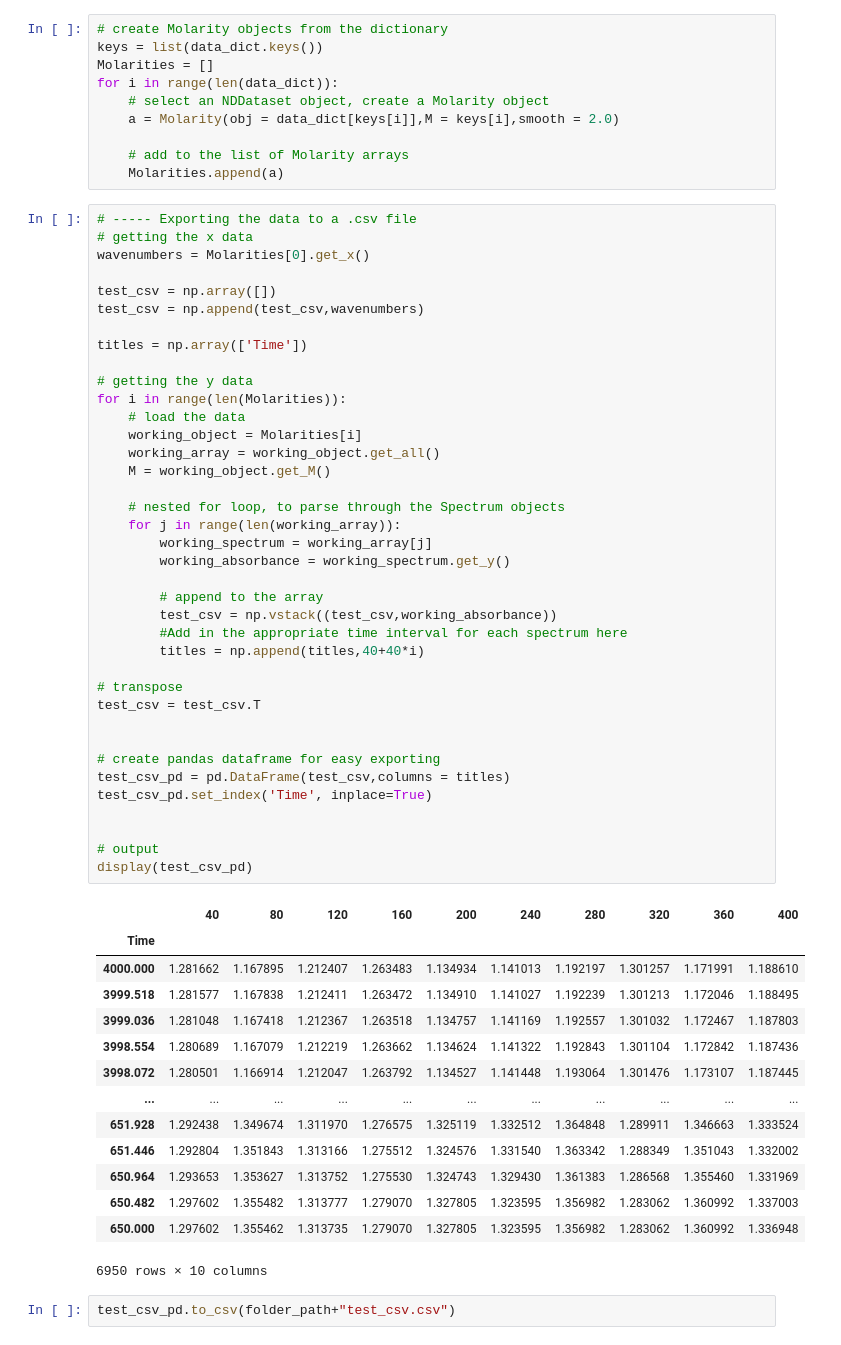
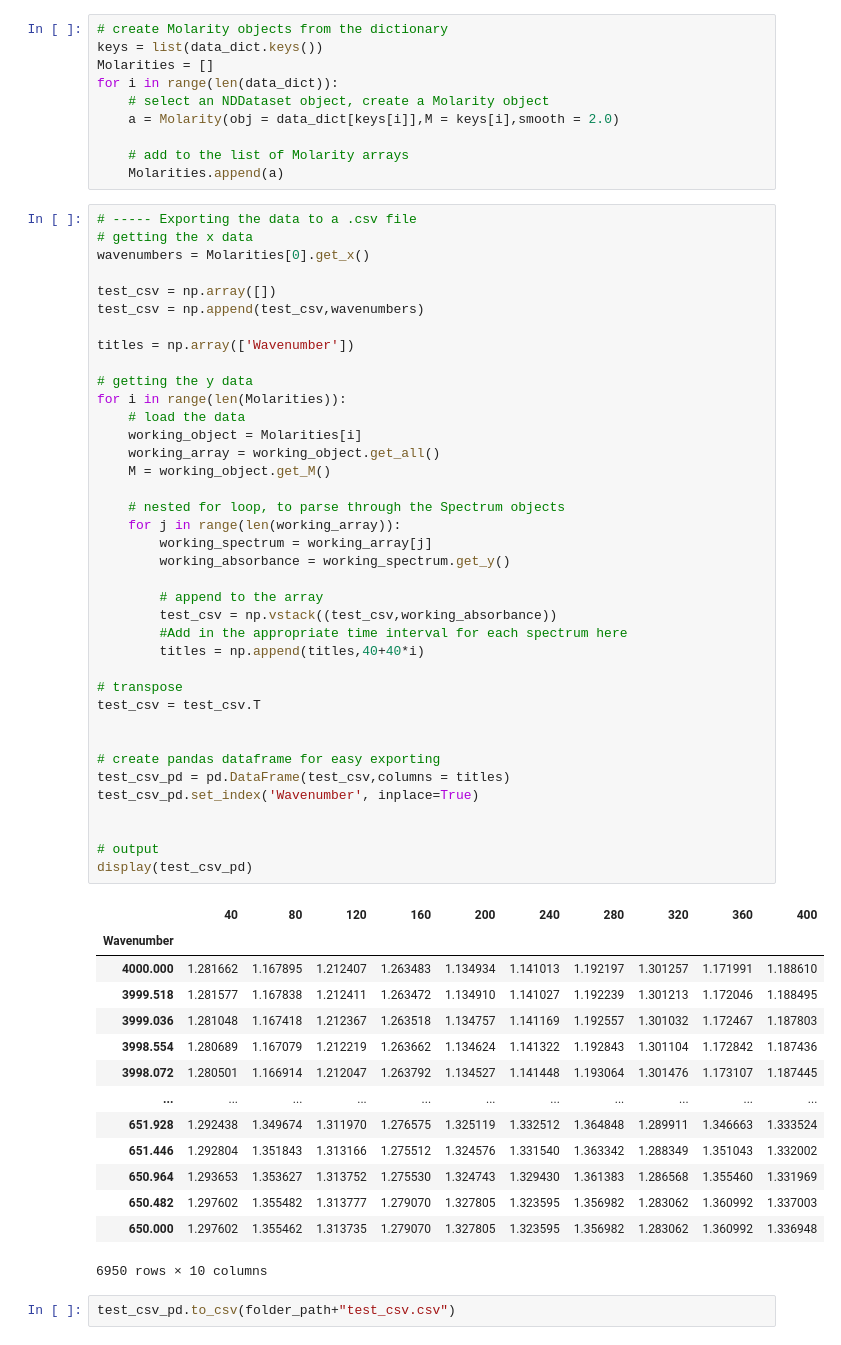
Before and after one commit to MODESBYU/MODES, a Jupyter notebook: Battery Data/Li-Li Symmetric Cell/Diagnostics/DataIO.ipynb, the cells around one changed output. Drawn from its saved outputs; the diff is of its cells as text.

```diff
--- a/Battery Data/Li-Li Symmetric Cell/Diagnostics/DataIO.ipynb
+++ b/Battery Data/Li-Li Symmetric Cell/Diagnostics/DataIO.ipynb
@@ -63,39 +63,39 @@ wavenumbers = Molarities[0].get_x()
 test_csv = np.array([])
 test_csv = np.append(test_csv,wavenumbers)
 
-titles = np.array(['Time'])
+titles = np.array(['Wavenumber'])
 
 # getting the y data
 for i in range(len(Molarities)):
     # load the data
     working_object = Molarities[i]
     working_array = working_object.get_all()
     M = working_object.get_M()
 
     # nested for loop, to parse through the Spectrum objects
     for j in range(len(working_array)):
         working_spectrum = working_array[j]
         working_absorbance = working_spectrum.get_y()
 
         # append to the array
         test_csv = np.vstack((test_csv,working_absorbance))
         #Add in the appropriate time interval for each spectrum here
         titles = np.append(titles,40+40*i)
 
 # transpose
 test_csv = test_csv.T
 
 
 # create pandas dataframe for easy exporting
 test_csv_pd = pd.DataFrame(test_csv,columns = titles)
-test_csv_pd.set_index('Time', inplace=True)
+test_csv_pd.set_index('Wavenumber', inplace=True)
 
 
 # output
 display(test_csv_pd)
 # %% [output]
 |  | 40 | 80 | 120 | 160 | 200 | 240 | 280 | 320 | 360 | 400 |
-| Time |  |  |  |  |  |  |  |  |  |  |
+| Wavenumber |  |  |  |  |  |  |  |  |  |  |
 | 4000.000 | 1.281662 | 1.167895 | 1.212407 | 1.263483 | 1.134934 | 1.141013 | 1.192197 | 1.301257 | 1.171991 | 1.188610 |
 | 3999.518 | 1.281577 | 1.167838 | 1.212411 | 1.263472 | 1.134910 | 1.141027 | 1.192239 | 1.301213 | 1.172046 | 1.188495 |
 | 3999.036 | 1.281048 | 1.167418 | 1.212367 | 1.263518 | 1.134757 | 1.141169 | 1.192557 | 1.301032 | 1.172467 | 1.187803 |
```
Also changed, not shown: 4 other files.
